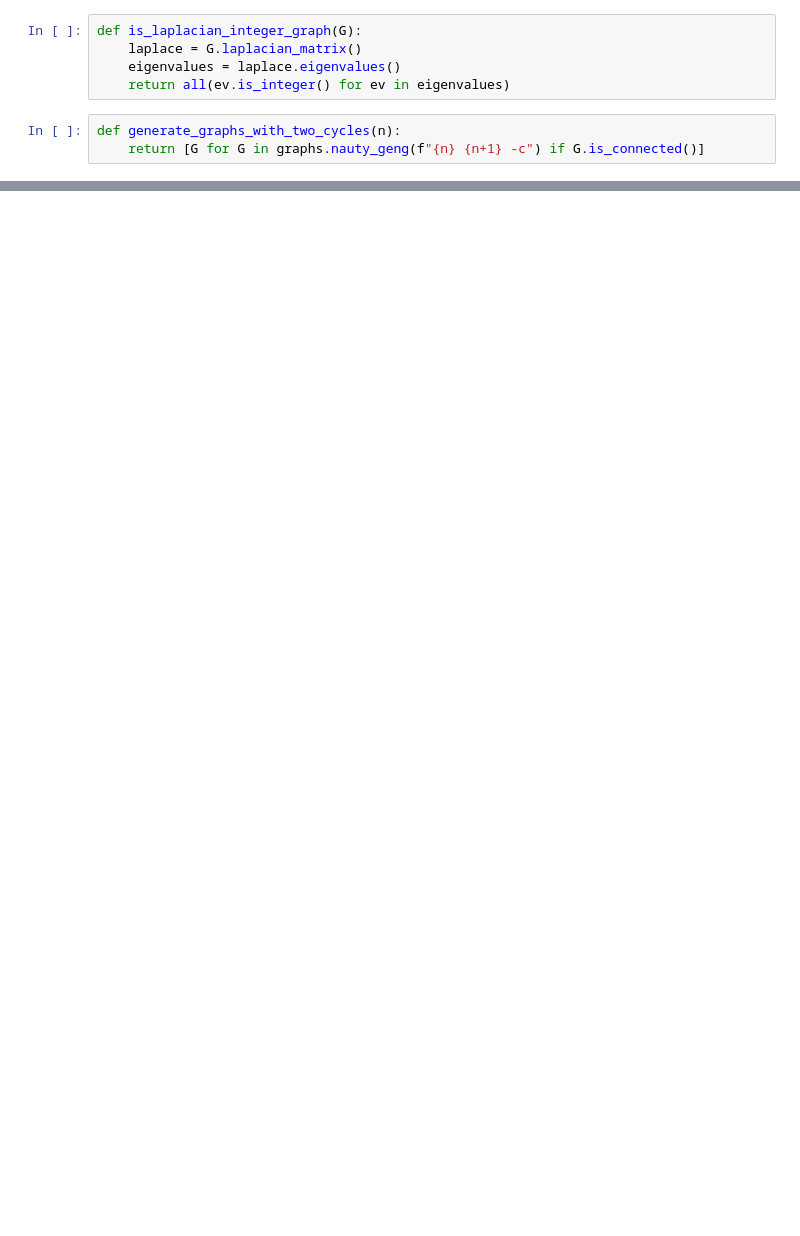
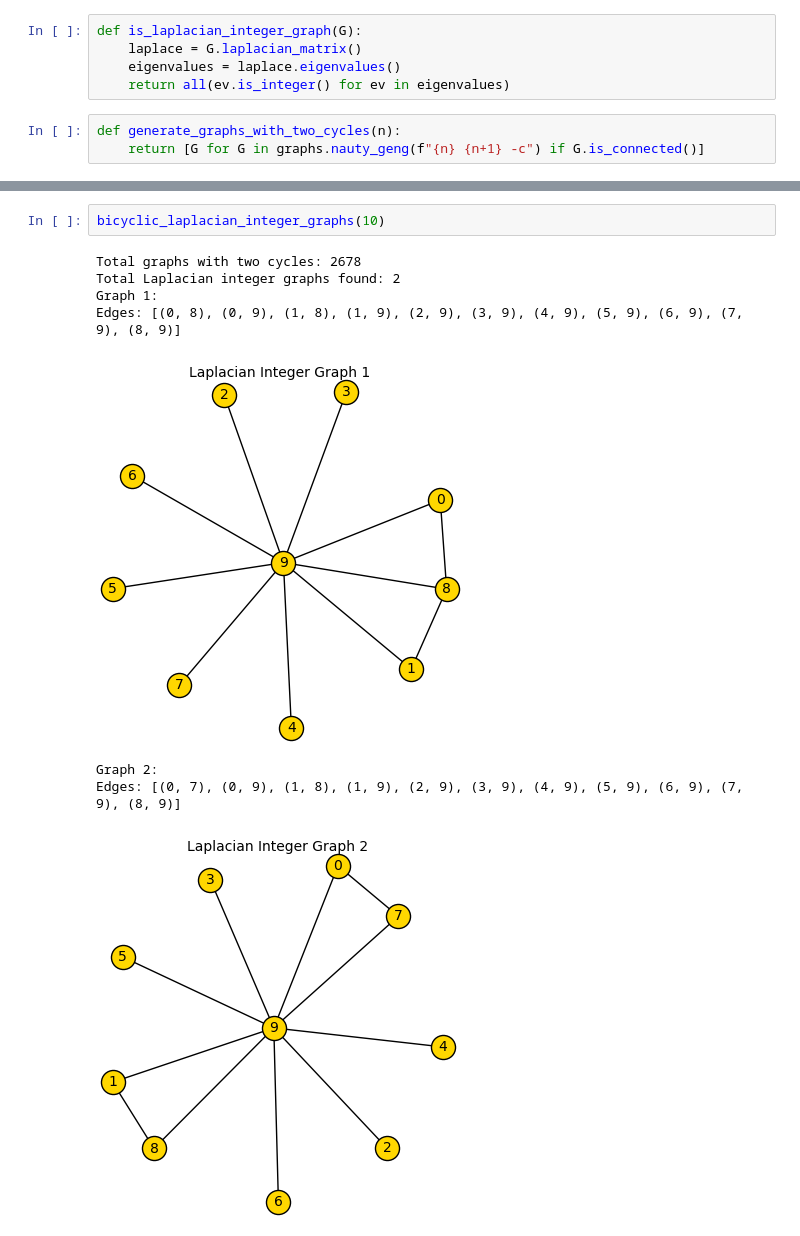
Before and after one commit to oskartezak/Laplacian-integral-graphs, a Jupyter notebook: Code/bicyclic.ipynb, the cells around one changed output, grey strips where cells are left out. Saved outputs shown, nothing was run; the diff lists cells and outputs as text; blank space fills up the shorter version.

```diff
--- a/Code/bicyclic.ipynb
+++ b/Code/bicyclic.ipynb
@@ -91,0 +100,11 @@ Edges: [(0, 6), (0, 8), (1, 7), (1, 8), (2, 8), (3, 8), (4, 8), (5, 8), (6, 8),
+# %%
+bicyclic_laplacian_integer_graphs(10)
+# %% [output]
+Total graphs with two cycles: 2678
+Total Laplacian integer graphs found: 2
+Graph 1:
+Edges: [(0, 8), (0, 9), (1, 8), (1, 9), (2, 9), (3, 9), (4, 9), (5, 9), (6, 9), (7, 9), (8, 9)]
+[figure, added]
+Graph 2:
+Edges: [(0, 7), (0, 9), (1, 8), (1, 9), (2, 9), (3, 9), (4, 9), (5, 9), (6, 9), (7, 9), (8, 9)]
+[figure, added]
```
Also changed, not shown: parts of 10 cells of this notebook, 9 other files.
